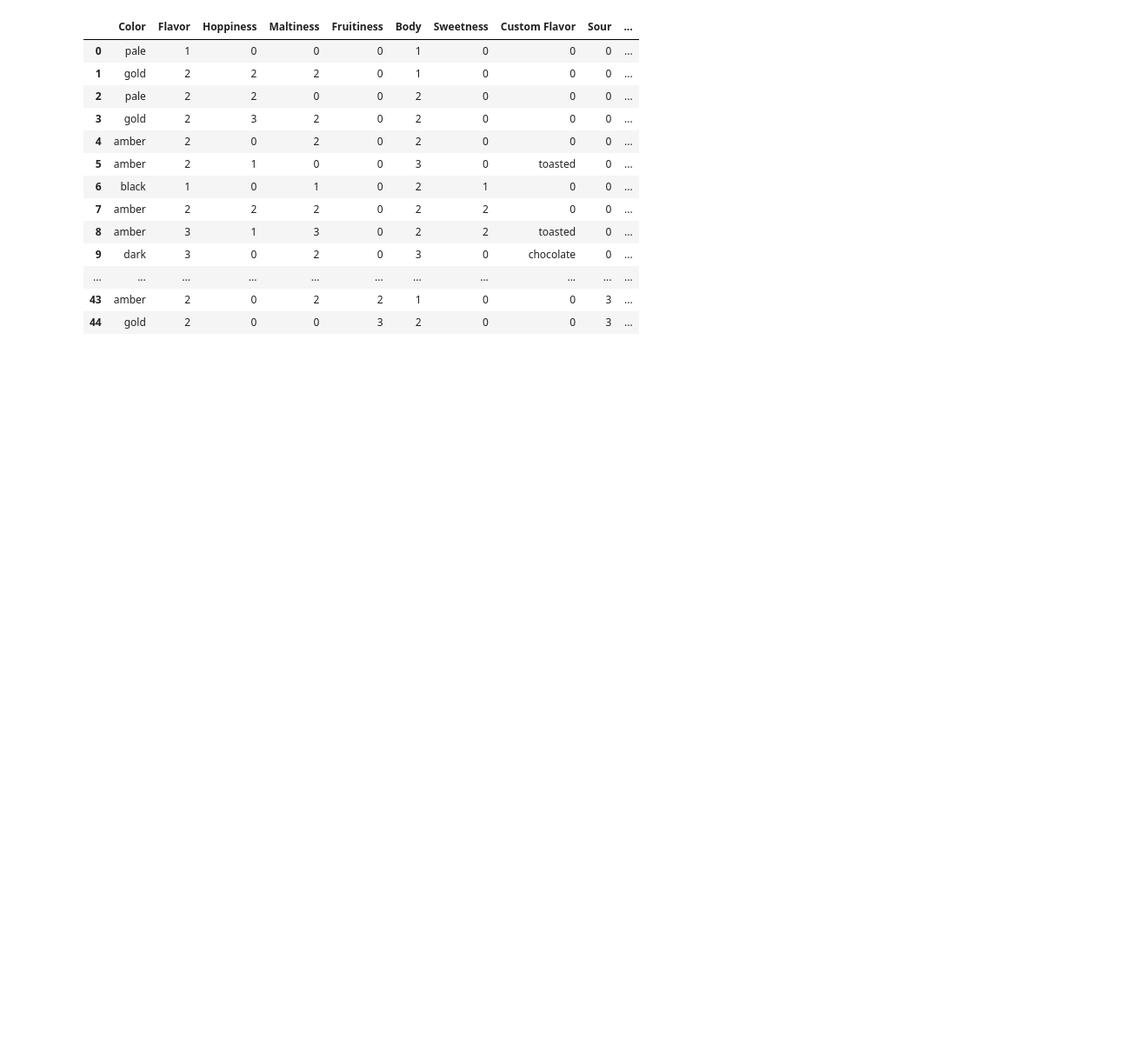
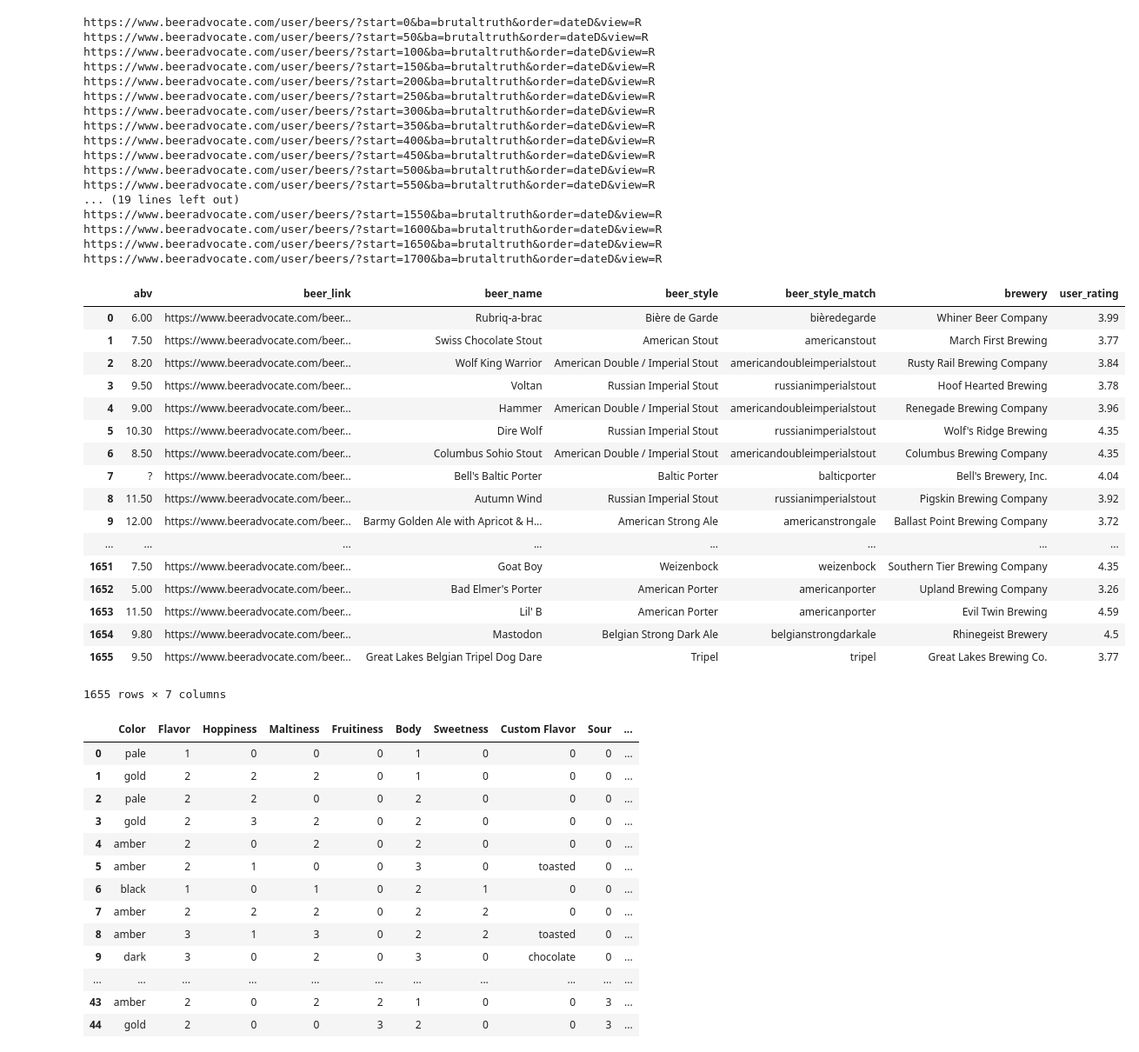
Before and after one commit to kadzema/recommend, a Jupyter notebook: UserRatingsScrape/beer-noSplinter.ipynb, the cells around one changed output. Shown at 87% size. Cells and saved outputs as stored; diff of their text form; code cells hidden in the pictures; blank space fills up the shorter version.

```diff
--- a/UserRatingsScrape/beer-noSplinter.ipynb
+++ b/UserRatingsScrape/beer-noSplinter.ipynb
@@ -76,5 +81,43 @@ def user_ratings(username):
     user_ratings_df = pd.DataFrame(user_ratings).drop_duplicates()
     return user_ratings_df
+# %%
+user_ratings('brutaltruth')
+# %% [output]
+https://www.beeradvocate.com/user/beers/?start=0&ba=brutaltruth&order=dateD&view=R
+https://www.beeradvocate.com/user/beers/?start=50&ba=brutaltruth&order=dateD&view=R
+https://www.beeradvocate.com/user/beers/?start=100&ba=brutaltruth&order=dateD&view=R
+https://www.beeradvocate.com/user/beers/?start=150&ba=brutaltruth&order=dateD&view=R
+https://www.beeradvocate.com/user/beers/?start=200&ba=brutaltruth&order=dateD&view=R
+https://www.beeradvocate.com/user/beers/?start=250&ba=brutaltruth&order=dateD&view=R
+https://www.beeradvocate.com/user/beers/?start=300&ba=brutaltruth&order=dateD&view=R
+https://www.beeradvocate.com/user/beers/?start=350&ba=brutaltruth&order=dateD&view=R
+https://www.beeradvocate.com/user/beers/?start=400&ba=brutaltruth&order=dateD&view=R
+https://www.beeradvocate.com/user/beers/?start=450&ba=brutaltruth&order=dateD&view=R
+https://www.beeradvocate.com/user/beers/?start=500&ba=brutaltruth&order=dateD&view=R
+https://www.beeradvocate.com/user/beers/?start=550&ba=brutaltruth&order=dateD&view=R
+... (19 lines left out)
+https://www.beeradvocate.com/user/beers/?start=1550&ba=brutaltruth&order=dateD&view=R
+https://www.beeradvocate.com/user/beers/?start=1600&ba=brutaltruth&order=dateD&view=R
+https://www.beeradvocate.com/user/beers/?start=1650&ba=brutaltruth&order=dateD&view=R
+https://www.beeradvocate.com/user/beers/?start=1700&ba=brutaltruth&order=dateD&view=R
+|  | abv | beer_link | beer_name | beer_style | beer_style_match | brewery | user_rating |
+| 0 | 6.00 | https://www.beeradvocate.com/beer... | Rubriq-a-brac | Bière de Garde | bièredegarde | Whiner Beer Company | 3.99 |
+| 1 | 7.50 | https://www.beeradvocate.com/beer... | Swiss Chocolate Stout | American Stout | americanstout | March First Brewing | 3.77 |
+| 2 | 8.20 | https://www.beeradvocate.com/beer... | Wolf King Warrior | American Double / Imperial Stout | americandoubleimperialstout | Rusty Rail Brewing Company | 3.84 |
+| 3 | 9.50 | https://www.beeradvocate.com/beer... | Voltan | Russian Imperial Stout | russianimperialstout | Hoof Hearted Brewing | 3.78 |
+| 4 | 9.00 | https://www.beeradvocate.com/beer... | Hammer | American Double / Imperial Stout | americandoubleimperialstout | Renegade Brewing Company | 3.96 |
+| 5 | 10.30 | https://www.beeradvocate.com/beer... | Dire Wolf | Russian Imperial Stout | russianimperialstout | Wolf's Ridge Brewing | 4.35 |
+| 6 | 8.50 | https://www.beeradvocate.com/beer... | Columbus Sohio Stout | American Double / Imperial Stout | americandoubleimperialstout | Columbus Brewing Company | 4.35 |
+| 7 | ? | https://www.beeradvocate.com/beer... | Bell's Baltic Porter | Baltic Porter | balticporter | Bell's Brewery, Inc. | 4.04 |
+| 8 | 11.50 | https://www.beeradvocate.com/beer... | Autumn Wind | Russian Imperial Stout | russianimperialstout | Pigskin Brewing Company | 3.92 |
+| 9 | 12.00 | https://www.beeradvocate.com/beer... | Barmy Golden Ale with Apricot & H... | American Strong Ale | americanstrongale | Ballast Point Brewing Company | 3.72 |
+| ... | ... | ... | ... | ... | ... | ... | ... |
+| 1651 | 7.50 | https://www.beeradvocate.com/beer... | Goat Boy | Weizenbock | weizenbock | Southern Tier Brewing Company | 4.35 |
+| 1652 | 5.00 | https://www.beeradvocate.com/beer... | Bad Elmer's Porter | American Porter | americanporter | Upland Brewing Company | 3.26 |
+| 1653 | 11.50 | https://www.beeradvocate.com/beer... | Lil' B | American Porter | americanporter | Evil Twin Brewing | 4.59 |
+| 1654 | 9.80 | https://www.beeradvocate.com/beer... | Mastodon | Belgian Strong Dark Ale | belgianstrongdarkale | Rhinegeist Brewery | 4.5 |
+| 1655 | 9.50 | https://www.beeradvocate.com/beer... | Great Lakes Belgian Tripel Dog Dare | Tripel | tripel | Great Lakes Brewing Co. | 3.77 |
+1655 rows × 7 columns
 # %%
 beerFeatures_df = pd.read_csv("../StyleLinkScrape&Results/styleFeaturesComplete.csv")
 beerFeatures_df
```
Also changed, not shown: parts of 1 cell of this notebook.
